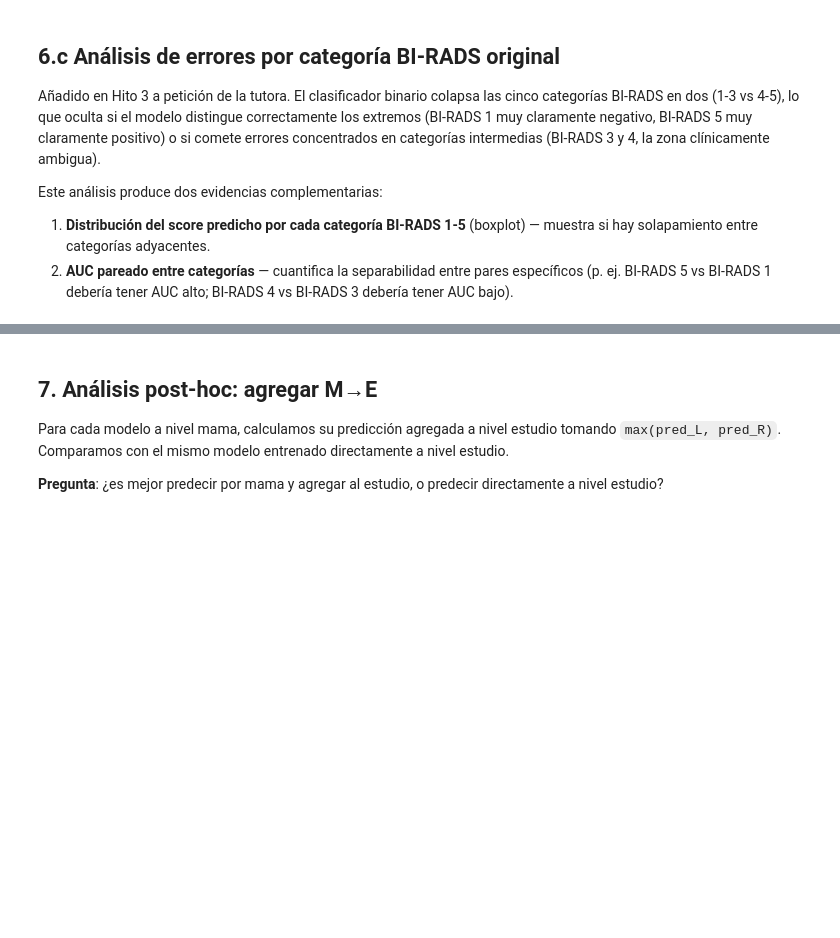
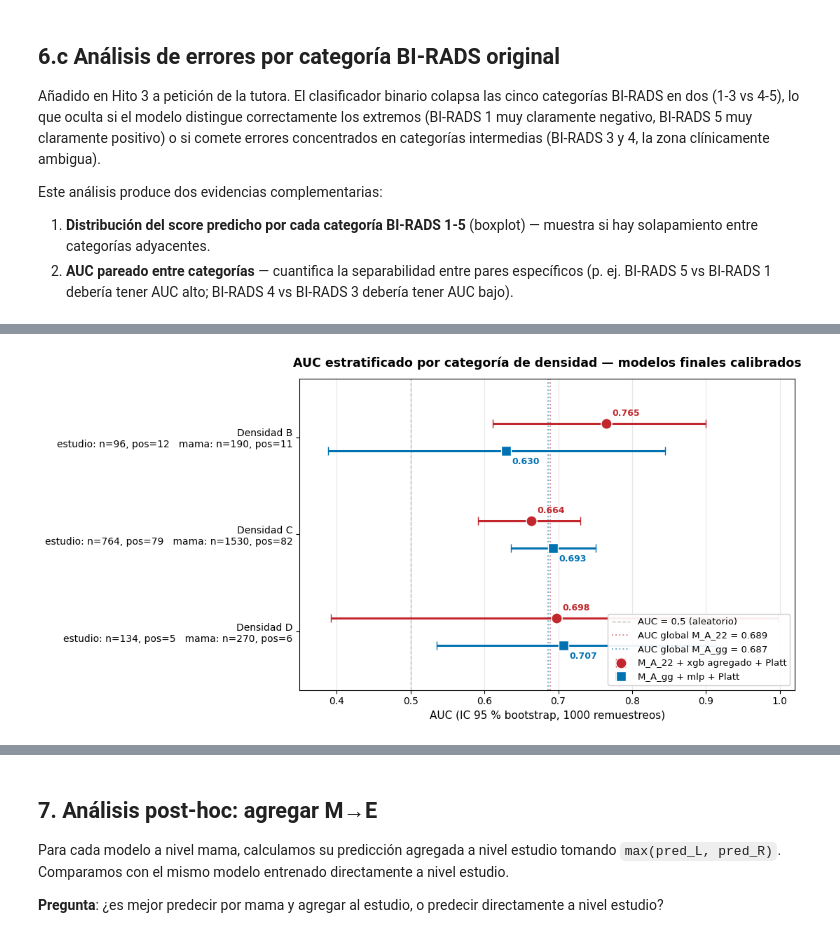
Before and after one commit to vicrdgz/Clasificacion-BIRADS-mamografia-cribado-asymmirai, a Jupyter notebook: notebooks/10_evaluacion_v2.ipynb, the cells around one changed output, grey strips where cells are left out. Drawn from its saved outputs; the diff is of its cells as text; code cells hidden in the pictures; blank space fills up the shorter version.

```diff
--- a/notebooks/10_evaluacion_v2.ipynb
+++ b/notebooks/10_evaluacion_v2.ipynb
@@ -778,0 +802,14 @@ Ese patrón valida clínicamente al modelo: comete errores donde también los co
+# %%
+# Cargar scores calibrados de los dos modelos finales (producidos por NB12) ──
+CALIB_DIR = os.path.join(PRED_DIR_V2, 'calibracion_predicciones')
+
+# Triaje (nivel estudio): M_A_22 + xgb agregado + Platt
+score_final_E = np.load(os.path.join(CALIB_DIR, 'M_A_22__xgb_agg_E__platt_test.npy'))
+assert len(score_final_E) == len(y_E_test), 'Desalineación score triaje vs y_E_test'
+
+# Localización (nivel mama): M_A_gg + mlp + Platt
+score_final_M = np.load(os.path.join(CALIB_DIR, 'M_A_gg__mlp_mama__platt_test.npy'))
+assert len(score_final_M) == len(y_M_test), 'Desalineación score localización vs y_M_test'
+
+print(f'Modelo triaje       (nivel estudio):  n={len(score_final_E):4d}   AUC global = {roc_auc_score(y_E_test, score_final_E):.4f}')
+print(f'Modelo localización (nivel mama):     n={len(score_final_M):4d}   AUC global = {roc_auc_score(y_M_test, score_final_M):.4f}')
@@ -778,0 +861,78 @@ Ese patrón valida clínicamente al modelo: comete errores donde también los co
+# %%
+# Ilustración 16 nueva — AUC por densidad: ambos modelos superpuestos ──
+_dens_show = ['B', 'C', 'D']
+
+# AUC globales para líneas de referencia
+auc_global_E = roc_auc_score(y_E_test, score_final_E)
+auc_global_M = roc_auc_score(y_M_test, score_final_M)
+
+fig, ax = plt.subplots(figsize=(11, 5.5))
+
+# Offset vertical para que los IC de ambos modelos no se solapen
+OFFSET = 0.14
+
+# --- Modelo triaje (estudio) — círculo rojo, ligeramente arriba ---
+for i, d in enumerate(_dens_show):
+    r = df_E_density[df_E_density['densidad'] == d].iloc[0]
+    if np.isnan(r['auc']):
+        continue
+    ax.errorbar(r['auc'], i - OFFSET,
+                xerr=[[r['auc']-r['auc_lo']], [r['auc_hi']-r['auc']]],
+                fmt='o', color='#c1272d', capsize=4, markersize=11, linewidth=2.2,
+                label='M_A_22 + xgb agregado + Platt' if i == 0 else None,
+                markeredgecolor='white', markeredgewidth=1.0, zorder=3)
+    # Anotación con AUC
+    ax.annotate(f'{r["auc"]:.3f}', xy=(r['auc'], i - OFFSET),
+                xytext=(6, 8), textcoords='offset points',
+                fontsize=9, color='#c1272d', fontweight='bold')
+
+# --- Modelo localización (mama) — cuadrado azul, ligeramente abajo ---
+for i, d in enumerate(_dens_show):
+    r = df_M_density[df_M_density['densidad'] == d].iloc[0]
+    if np.isnan(r['auc']):
+        continue
+    ax.errorbar(r['auc'], i + OFFSET,
+                xerr=[[r['auc']-r['auc_lo']], [r['auc_hi']-r['auc']]],
+                fmt='s', color='#0072b2', capsize=4, markersize=10, linewidth=2.2,
+                label='M_A_gg + mlp + Platt' if i == 0 else None,
+                markeredgecolor='white', markeredgewidth=1.0, zorder=3)
+    ax.annotate(f'{r["auc"]:.3f}', xy=(r['auc'], i + OFFSET),
+                xytext=(6, -14), textcoords='offset points',
+                fontsize=9, color='#0072b2', fontweight='bold')
+
+# Líneas de referencia
+ax.axvline(0.5, color='gray', linestyle='--', linewidth=1, alpha=0.55, zorder=1,
+           label='AUC = 0,5 (aleatorio)')
+ax.axvline(auc_global_E, color='#c1272d', linestyle=':', linewidth=1.4, alpha=0.55, zorder=1,
+           label=f'AUC global M_A_22 = {auc_global_E:.3f}')
+ax.axvline(auc_global_M, color='#0072b2', linestyle=':', linewidth=1.4, alpha=0.55, zorder=1,
+           label=f'AUC global M_A_gg = {auc_global_M:.3f}')
+
+# Etiquetas del eje Y con n y positivos por densidad
+yticklabels = []
+for d in _dens_show:
+    rE = df_E_density[df_E_density['densidad'] == d].iloc[0]
+    rM = df_M_density[df_M_density['densidad'] == d].iloc[0]
+    lbl = (f'Densidad {d}\n'
+           f'estudio: n={int(rE["n"])}, pos={int(rE["n_pos"])}   '
+           f'mama: n={int(rM["n"])}, pos={int(rM["n_pos"])}')
+    yticklabels.append(lbl)
+ax.set_yticks(range(len(_dens_show)))
+ax.set_yticklabels(yticklabels, fontsize=10)
+
+ax.set_xlabel('AUC (IC 95 % bootstrap, 1000 remuestreos)', fontsize=11)
+ax.set_title('AUC estratificado por categoría de densidad — modelos finales calibrados',
+             fontsize=12.5, fontweight='bold', pad=12)
+ax.set_xlim(0.35, 1.02)
+ax.set_ylim(-0.6, len(_dens_show) - 0.4)
+ax.grid(True, alpha=0.3, axis='x')
+ax.invert_yaxis()
+ax.legend(loc='lower right', fontsize=9.5, framealpha=0.93, ncol=1)
+
+plt.tight_layout()
+plt.savefig(os.path.join(PRED_DIR_V2, 'auc_densidad_modelo_final.png'),
+            dpi=200, bbox_inches='tight', facecolor='white')
+plt.show()
+print(f'Guardado: auc_densidad_modelo_final.png')
+# %% [output]
+[figure, added]
```
Also changed, not shown: parts of 13 cells of this notebook, 15 other files.
